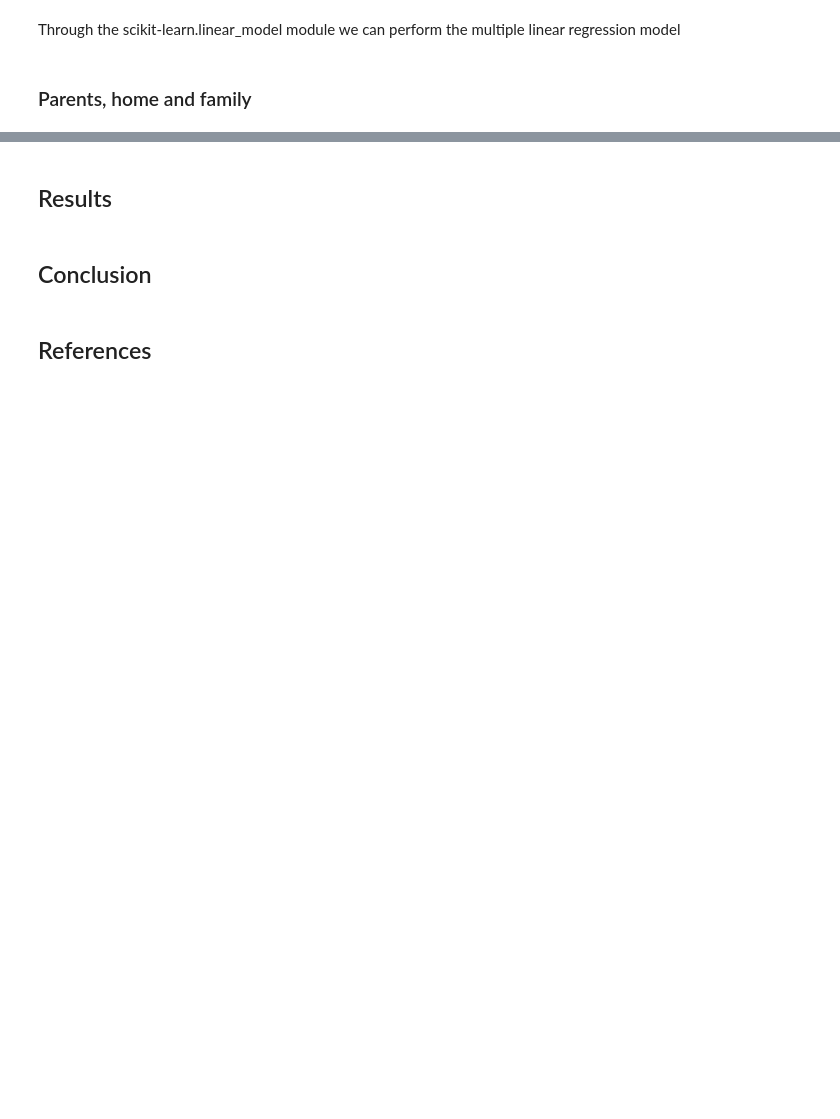
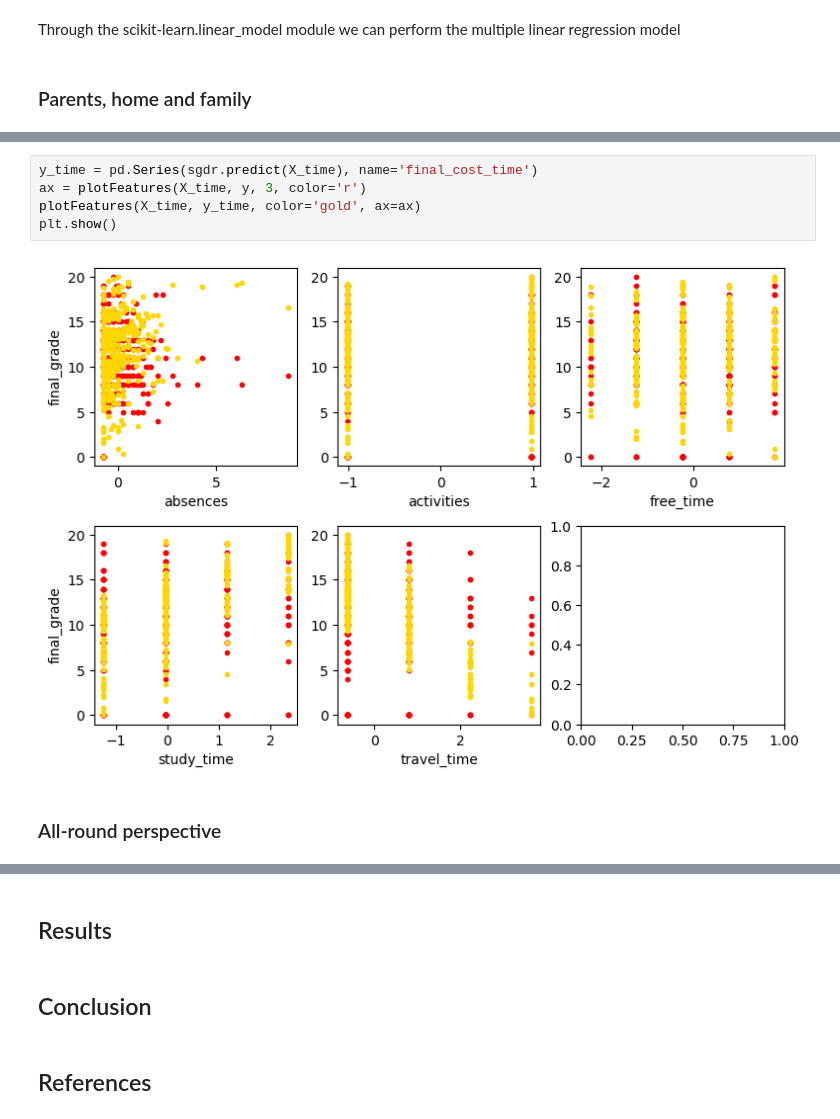
Before and after one commit to ferDMS/MOOCS, a Jupyter notebook: Supervised Machine Learning Regression and Classification/cw2.ipynb, the cells around one changed output, grey strips where cells are left out. Drawn from its saved outputs; the diff is of its cells as text; blank space fills up the shorter version.

```diff
--- a/Supervised Machine Learning Regression and Classification/cw2.ipynb
+++ b/Supervised Machine Learning Regression and Classification/cw2.ipynb
@@ -463,0 +578,9 @@ Parameters:
+# %%
+y_time = pd.Series(sgdr.predict(X_time), name='final_cost_time')
+ax = plotFeatures(X_time, y, 3, color='r')
+plotFeatures(X_time, y_time, color='gold', ax=ax)
+plt.show()
+# %% [output]
+[figure, added]
+# %% [markdown]
+### All-round perspective
```
Also changed, not shown: parts of 19 cells of this notebook.
